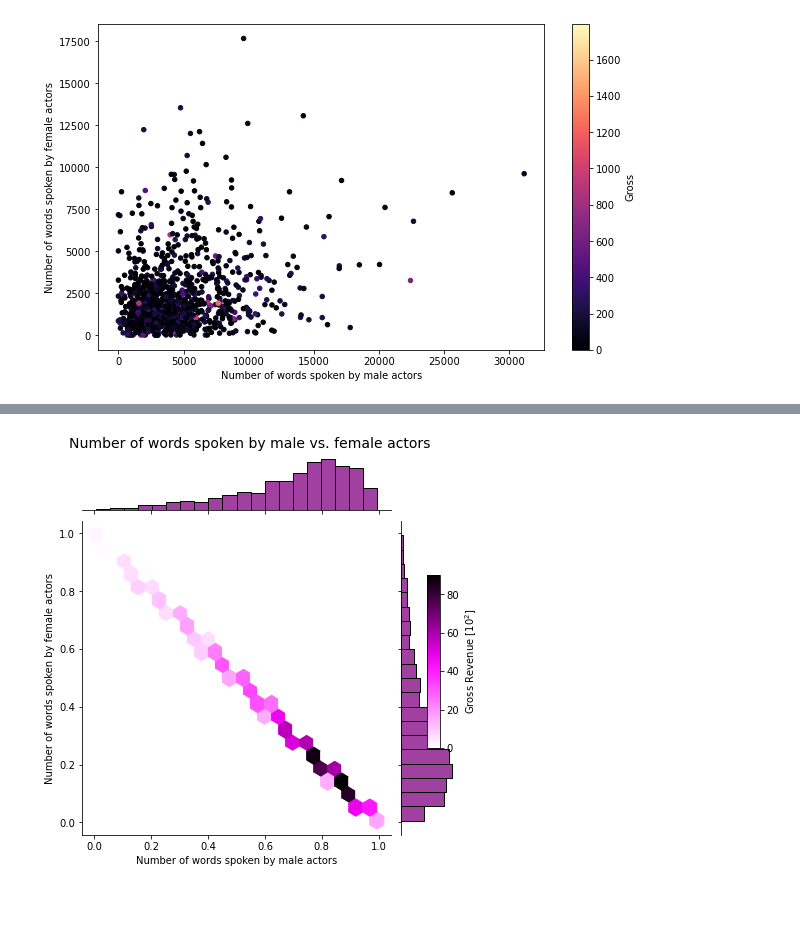
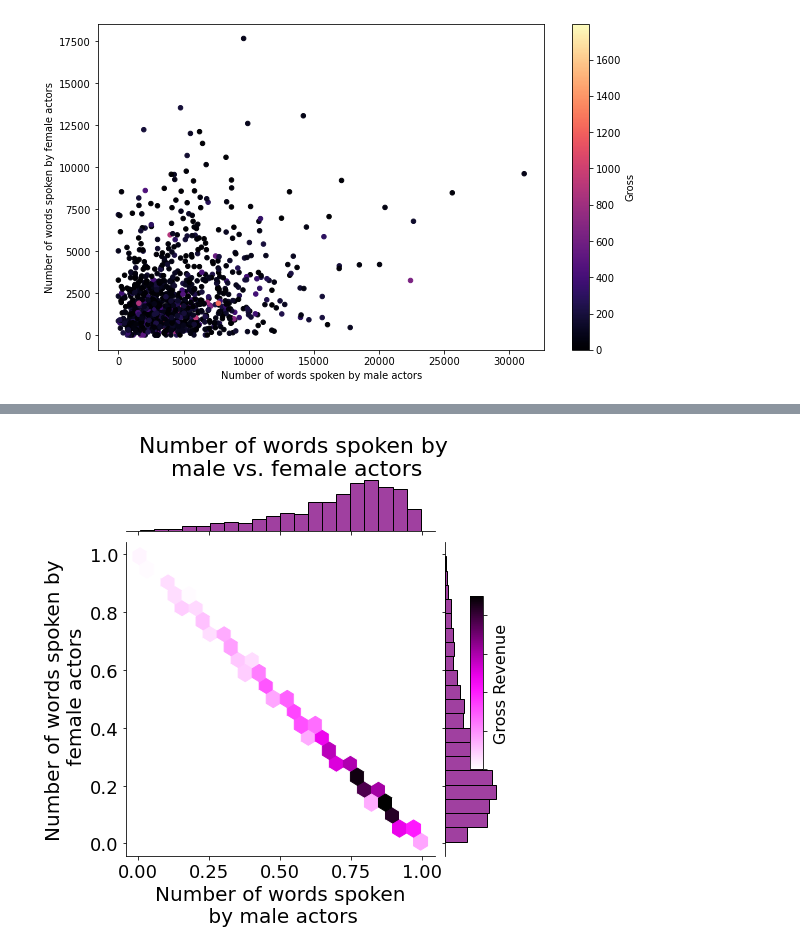
Before and after one commit to Dazarang/Statistical-Machine-Learning, a Jupyter notebook: Project/Project_Stats.ipynb, the cells around one changed output, grey strips where cells are left out. Saved outputs shown, nothing was run; the diff lists cells and outputs as text; code cells hidden in the pictures; blank space fills up the shorter version.

```diff
--- a/Project/Project_Stats.ipynb
+++ b/Project/Project_Stats.ipynb
@@ -161,27 +172,26 @@ plt.show()
 # %%
+import pandas as pd
 import seaborn as sns
 import matplotlib.pyplot as plt
-import pandas as pd
-# Load data
+
 df = pd.read_csv("train.csv")
 
-#
 df['Norm_words_male'] = df.apply(lambda row: (row['Number words male'] + row['Number of words lead']) / row['Total words'] if row['Lead'] == "Male" else row['Number words male'] / row['Total words'], axis=1)
 df['Norm_words_female'] = df.apply(lambda row: (row['Number words female'] + row['Number of words lead']) / row['Total words'] if row['Lead'] == "Female" else row['Number words female'] / row['Total words'], axis=1)
 
 g = sns.jointplot(data=df, x='Norm_words_male', y='Norm_words_female', kind='hex', color='purple')
-g.fig.suptitle("Number of words spoken by male vs. female actors", y=1.02, fontsize=14)
-g.set_axis_labels("Number of words spoken by male actors", "Number of words spoken by female actors")
+g.fig.suptitle("Number of words spoken by\n male vs. female actors", y=1.07, fontsize=22)
+g.set_axis_labels("Number of words spoken\n by male actors", "Number of words spoken by\n female actors", fontsize=20)
+
+# Change the size of x and y axis ticks
+g.ax_joint.tick_params(axis='x', labelsize=18)
+g.ax_joint.tick_params(axis='y', labelsize=18)
 
 # Add color bar
 cbar_ax = g.fig.add_axes([.91, .3, .03, .4])
-g.fig.colorbar(mappable=g.ax_joint.collections[0], cax=cbar_ax, label='Gross Revenue [$10^{3}$]')
-
-# Set axis labels and title
-
-plt.ylabel('Gross Revenue [$10^{2}$]')
-
-# Display plot
+g.fig.colorbar(mappable=g.ax_joint.collections[0], cax=cbar_ax)
+cbar_ax.set_yticklabels([])
+plt.ylabel('Gross Revenue', fontsize=16)
 plt.show()
 # %% [output]
-[figure, old version]
+[figure, new version]
```
Also changed, not shown: parts of 6 cells of this notebook, 6 other files.
